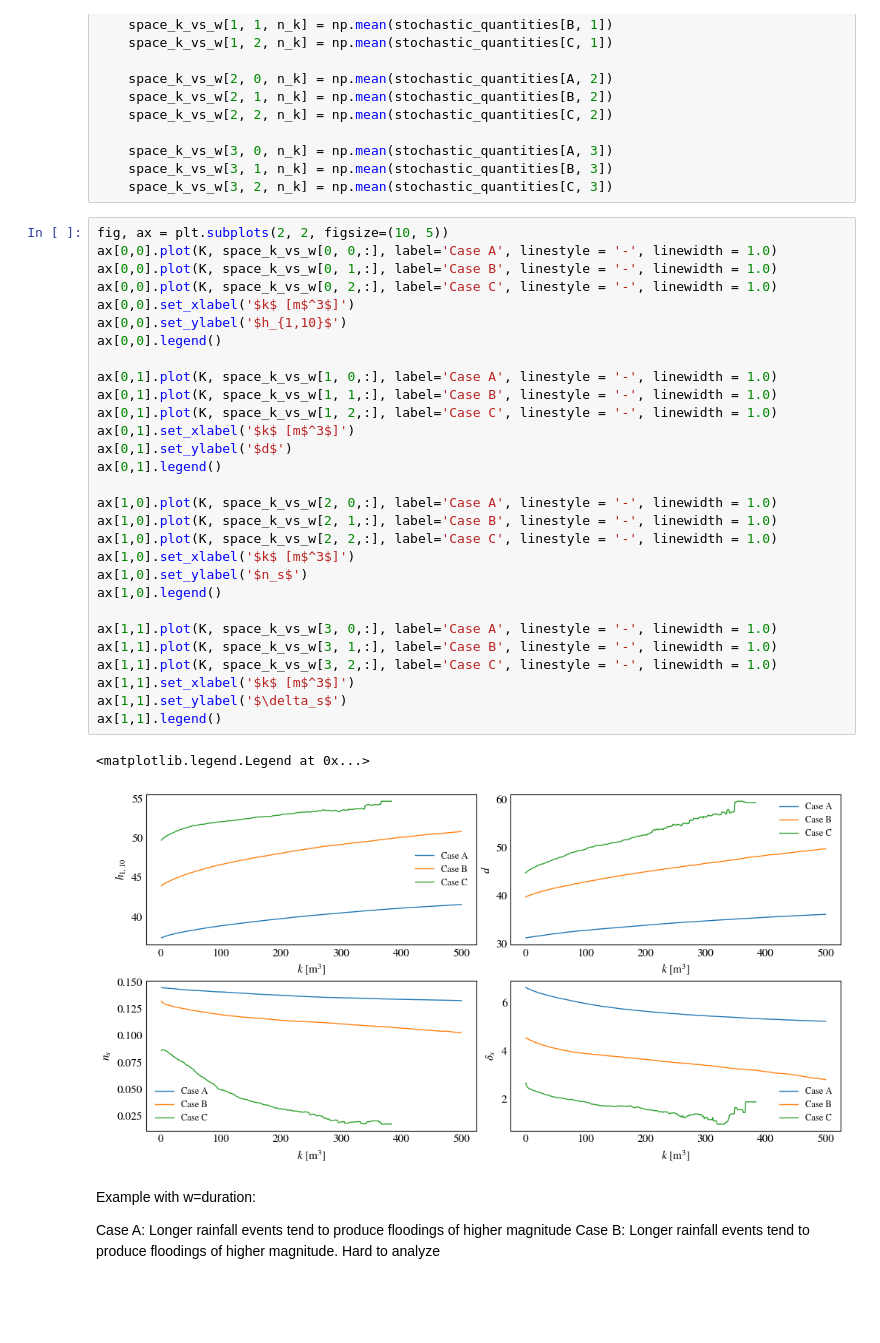
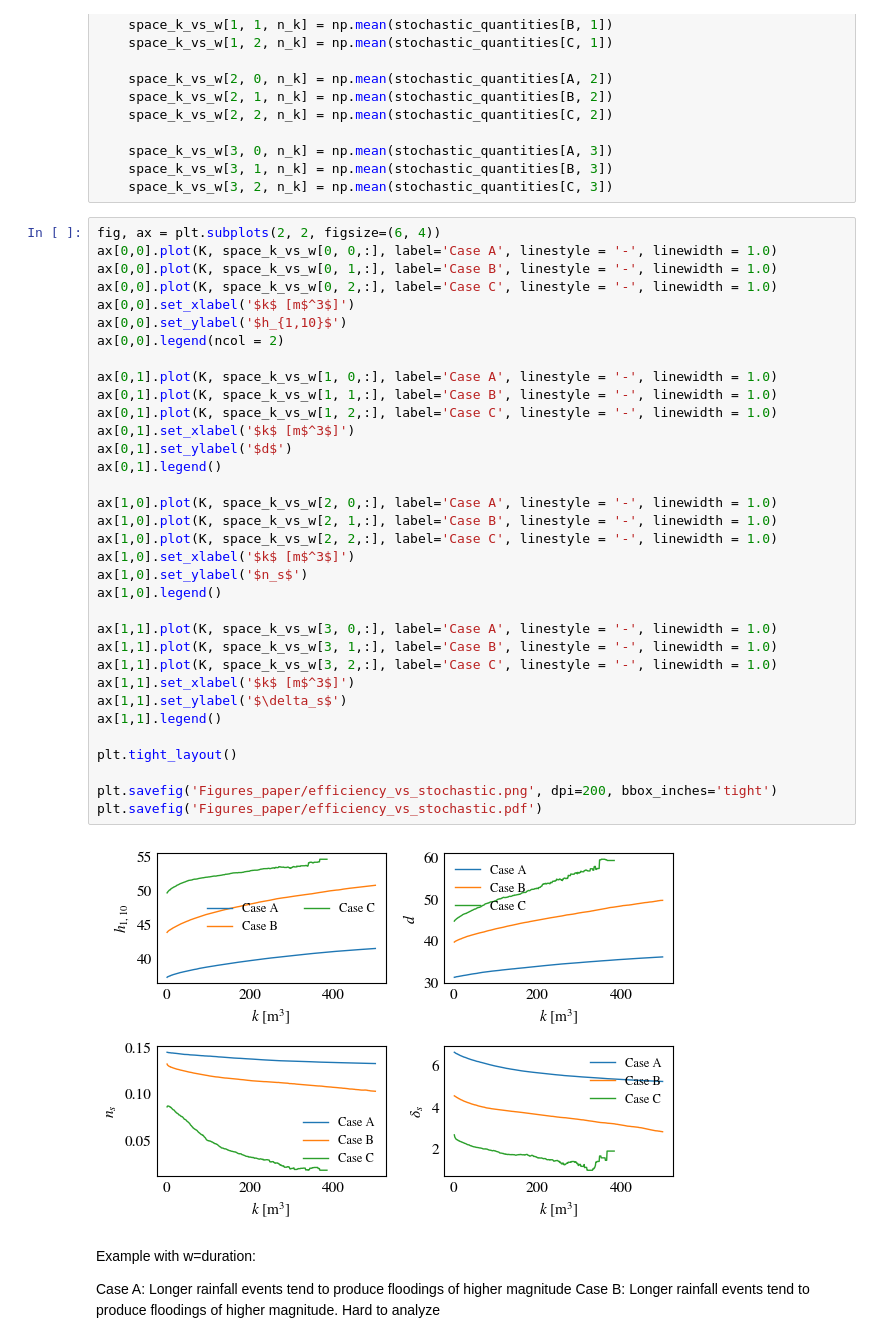
Before and after one commit to rlsandovalp/operational_picture, a Jupyter notebook: Galbiate/operational_analysis.ipynb, the cells around one changed output. Drawn from its saved outputs; the diff is of its cells as text; blank space fills up the shorter version.

```diff
--- a/Galbiate/operational_analysis.ipynb
+++ b/Galbiate/operational_analysis.ipynb
@@ -690,37 +696,41 @@ for n_k, k in enumerate(K):
     space_k_vs_w[3, 1, n_k] = np.mean(stochastic_quantities[B, 3])
     space_k_vs_w[3, 2, n_k] = np.mean(stochastic_quantities[C, 3])
 # %%
-fig, ax = plt.subplots(2, 2, figsize=(10, 5))
+fig, ax = plt.subplots(2, 2, figsize=(6, 4))
 ax[0,0].plot(K, space_k_vs_w[0, 0,:], label='Case A', linestyle = '-', linewidth = 1.0)
 ax[0,0].plot(K, space_k_vs_w[0, 1,:], label='Case B', linestyle = '-', linewidth = 1.0)
 ax[0,0].plot(K, space_k_vs_w[0, 2,:], label='Case C', linestyle = '-', linewidth = 1.0)
 ax[0,0].set_xlabel('$k$ [m$^3$]')
 ax[0,0].set_ylabel('$h_{1,10}$')
-ax[0,0].legend()
+ax[0,0].legend(ncol = 2)
 
 ax[0,1].plot(K, space_k_vs_w[1, 0,:], label='Case A', linestyle = '-', linewidth = 1.0)
 ax[0,1].plot(K, space_k_vs_w[1, 1,:], label='Case B', linestyle = '-', linewidth = 1.0)
 ax[0,1].plot(K, space_k_vs_w[1, 2,:], label='Case C', linestyle = '-', linewidth = 1.0)
 ax[0,1].set_xlabel('$k$ [m$^3$]')
 ax[0,1].set_ylabel('$d$')
 ax[0,1].legend()
 
 ax[1,0].plot(K, space_k_vs_w[2, 0,:], label='Case A', linestyle = '-', linewidth = 1.0)
 ax[1,0].plot(K, space_k_vs_w[2, 1,:], label='Case B', linestyle = '-', linewidth = 1.0)
 ax[1,0].plot(K, space_k_vs_w[2, 2,:], label='Case C', linestyle = '-', linewidth = 1.0)
 ax[1,0].set_xlabel('$k$ [m$^3$]')
 ax[1,0].set_ylabel('$n_s$')
 ax[1,0].legend()
 
 ax[1,1].plot(K, space_k_vs_w[3, 0,:], label='Case A', linestyle = '-', linewidth = 1.0)
 ax[1,1].plot(K, space_k_vs_w[3, 1,:], label='Case B', linestyle = '-', linewidth = 1.0)
 ax[1,1].plot(K, space_k_vs_w[3, 2,:], label='Case C', linestyle = '-', linewidth = 1.0)
 ax[1,1].set_xlabel('$k$ [m$^3$]')
 ax[1,1].set_ylabel('$\delta_s$')
 ax[1,1].legend()
+
+plt.tight_layout()
+
+plt.savefig('Figures_paper/efficiency_vs_stochastic.png', dpi=200, bbox_inches='tight')
+plt.savefig('Figures_paper/efficiency_vs_stochastic.pdf')
 # %% [output]
-<matplotlib.legend.Legend at 0x...>
-[figure, old version]
+[figure, new version]
 # %% [markdown]
 Example with w=duration:
 
```
Also changed, not shown: parts of 7 cells of this notebook, 11 other files.
